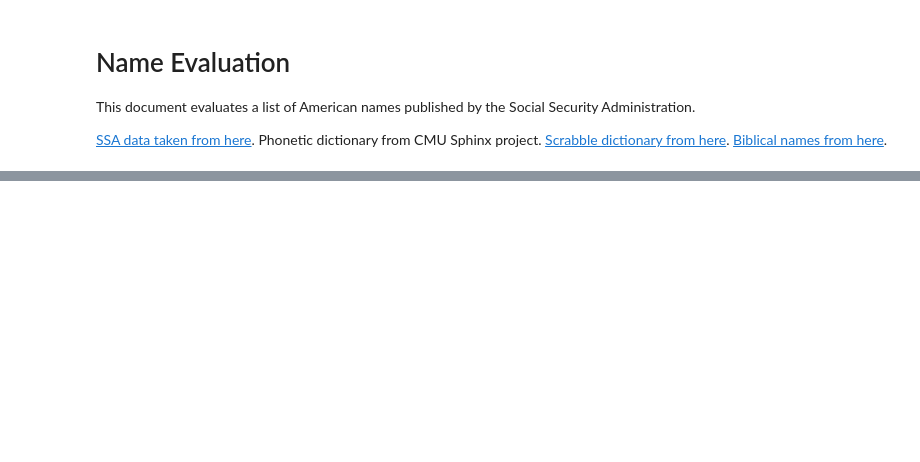
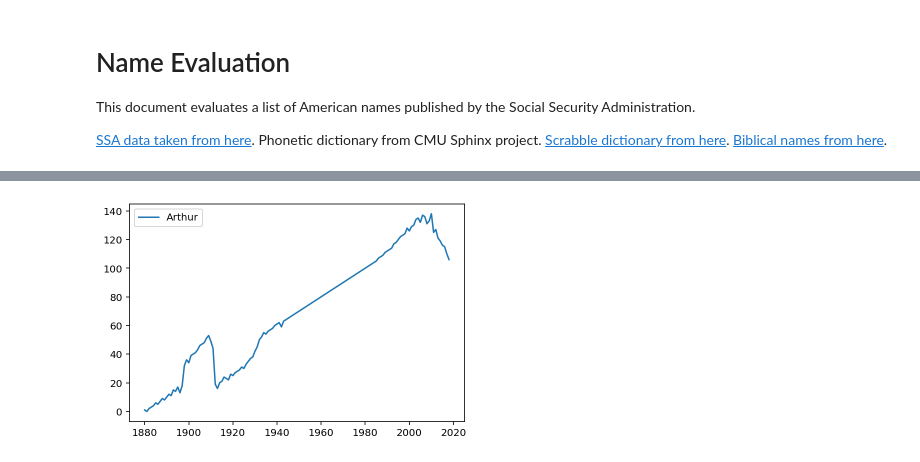
Before and after one commit to morria/Names, a Jupyter notebook: names.ipynb, the cells around one changed output, grey strips where cells are left out. Saved outputs shown, nothing was run; the diff lists cells and outputs as text; code cells hidden in the pictures; blank space fills up the shorter version.

```diff
--- a/names.ipynb
+++ b/names.ipynb
@@ -161,11 +131,13 @@ for name in name_year_frequency:
 # %%
 import matplotlib.pyplot as plt
-for name in cool_names:
-    if name in name_year_frequency:
-        x, y = zip(*sorted(name_year_frequency[name].items()))
+for name in ['Arthur']:
+    if name in name_year_rank:
+        x, y = zip(*sorted(name_year_rank[name].items()))
         plt.plot(x, y, label=name)
         plt.legend();
 plt.show();
+# %% [output]
+[figure, added]
 # %%
 # Normalize a name by it's pronunciation
 def normalize_pronunciation(name):
```
Also changed, not shown: parts of 13 cells of this notebook.
